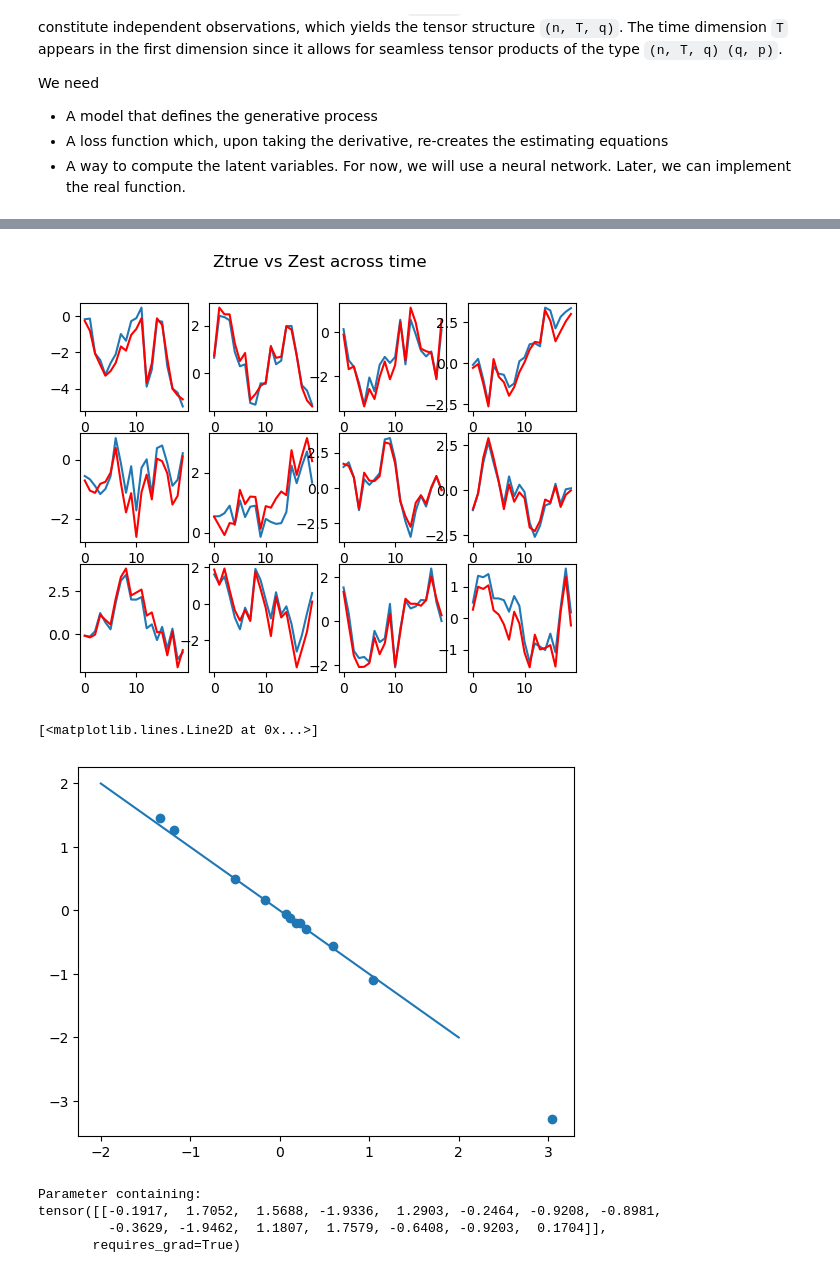
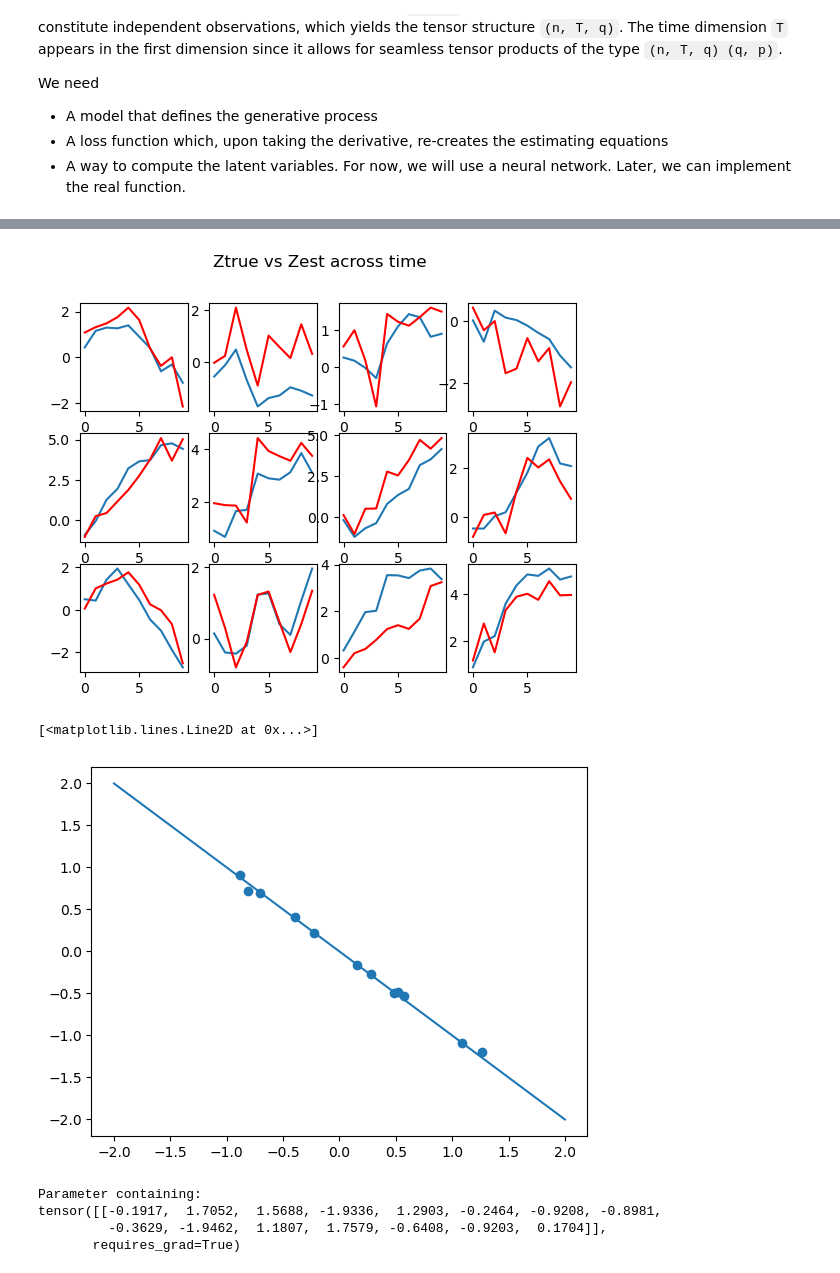
Before and after one commit to wiwh/gllvmprime, a Jupyter notebook: code/main.ipynb, the cells around one changed output, grey strips where cells are left out. Drawn from its saved outputs; the diff is of its cells as text; code cells hidden in the pictures.

```diff
--- a/code/main.ipynb
+++ b/code/main.ipynb
@@ -72,10 +72,10 @@ import math
 import matplotlib.pyplot as plt
 import copy
 
-n = 1000
-p = 200
-T = 20
-k = 3
+n = 20
+p = 12
+T = 10
+k = 0
 q = 1
 
 DIMENSIONS_Y = (n, T, p)
@@ -94,7 +94,7 @@ class GLLVM_longitudinal():
         encoder_opt = torch.optim.Adam(self.encoder.parameters())
         for epoch in range(epochs):
             (dhat, uhat) = self.encoder(x, y)
-            loss = encoder_loss(dhat, d) + encoder_loss(uhat, u)
+            loss = encoder_loss(dhat, d) + encoder_loss(uhat, u) # TODO: check that it's correct,maybe Z needs to be weighed more than u
             if verbose:
                 print(f"\nEpoch {epoch}/{epochs}, loss={loss}")
             loss.backward()
@@ -104,7 +104,7 @@ class GLLVM_longitudinal():
 
     def sample(self, n, x=None, u=None, d=None):
         with torch.no_grad():
-            """Sample a longitudinal GLLVM, potentially with z, u, and d(elta), and return (x, z, u, d, y)"""
+            """Sample a longitudinal GLLVM, potentially with z, u, and d(elta), and return (x, u, d, y)"""
 
             if x is None:
                 Warning("x was set to None for sampling. This is usually unwanted unless k=0.")
@@ -127,7 +127,7 @@ class Decoder(nn.Module):
         self.wz = nn.Parameter(torch.randn((q, p)))
         self.wx = nn.Parameter(torch.randn((T, k, p)))
         self.bias = nn.Parameter(torch.zeros((1, T, p)))
-        self.phi = nn.Parameter(torch.ones(1) * .8)
+        self.phi = nn.Parameter(torch.ones(1))
 
         # nuisance parameters
         self.var_u = nn.Parameter(torch.ones((1,1,p)))
@@ -208,13 +208,13 @@ tensor(0.8147, grad_fn=<AddBackward0>)
 # %%
 epochs = 1000
-lr_init = 1
+lr_init = 1e-4
 for epoch in range(1, epochs+1):
     lr= lr_init/math.sqrt(epoch)
 
     dat_sim = gl.sample(n, x=dat_true["x"]) # x are known and fixed
 
     # train the encoder
-    encoder_loss = gl.encoder_fit(dat_sim["x"], dat_sim["y"], dat_sim["d"], dat_sim["u"], epochs=1 + int(50/math.sqrt(epoch)))
+    encoder_loss = gl.encoder_fit(dat_sim["x"], dat_sim["y"], dat_sim["d"], dat_sim["u"], epochs=1 + int(10/math.sqrt(epoch)))
     # compute SPRIME sample step
 
     # compute imputing values
@@ -237,10 +237,9 @@ for epoch in range(1, epochs+1):
     with torch.no_grad():
         for name, par in gl.decoder.named_parameters():
             if name in ["phi", "var_u", "var_y"] :
-                # BETTER TO LEARN THEM! BUT HEH
-                par.grad[par.grad > 1e-1] = 1e-1
-                par.grad[par.grad < -1e-1] = -1e-1
-                par -= par.grad * min(lr, 1)
+                par.grad[par.grad > 1e-1] = 1e-2
+                par.grad[par.grad < -1e-1] = -1e-2
+                par -= torch.sign(par.grad) * min(lr, 1e-2)
             else :
                 par -= par.grad * lr
         gl.decoder.zero_grad()
@@ -249,7 +248,7 @@ for epoch in range(1, epochs+1):
 
     with torch.no_grad():
         gl.decoder.var_y[gl.decoder.var_y < 1e-1] = 1e-1
-        gl.decoder.var_u[gl.decoder.var_y < 1e-1] = 1e-1
+        gl.decoder.var_u[gl.decoder.var_u < 1e-1] = 1e-1
 
 
     # evaluate the model
@@ -311,16 +310,16 @@ for i in range(12):
     axs[i//4, i%4].plot(zhat[index[i],:,0]*-1)
     axs[i//4, i%4].plot(z_true[index[i],:, 0], color="red")
 # %% [output]
-[figure, old version]
+[figure, new version]
 # %%
 par_true = gl_true.decoder.parameters().__next__().detach().squeeze()
 par_est = gl.decoder.parameters().__next__() .detach().squeeze()
 # %%
-plt.scatter(par_true, par_est)
+plt.scatter(-par_true, par_est)
 plt.plot([-2,2], [2, -2])
 # %% [output]
 [<matplotlib.lines.Line2D at 0x...>]
-[figure, old version]
+[figure, new version]
 # %%
 # %% [output]
 Parameter containing:
```
Also changed, not shown: parts of 4 cells of this notebook, 42 other files.
